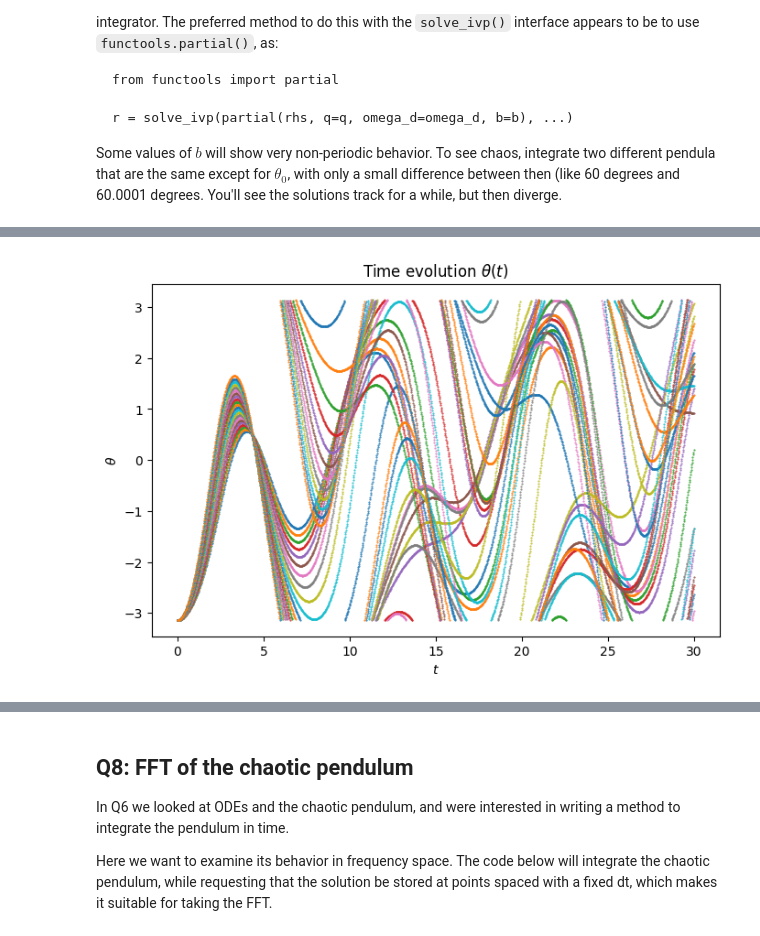
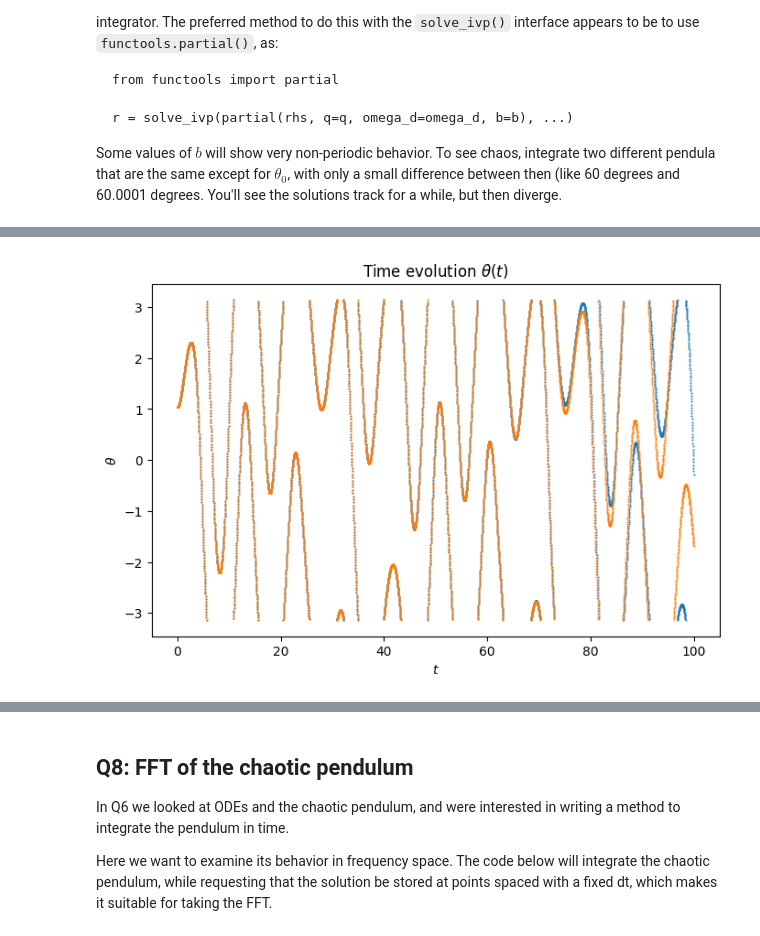
Before and after one commit to ngrlcu/scientificcomputing_bicocca_2023, a Jupyter notebook: working/L4_solutions.ipynb, the cells around one changed output, grey strips where cells are left out. Drawn from its saved outputs; the diff is of its cells as text; code cells hidden in the pictures.

```diff
--- a/working/L4_solutions.ipynb
+++ b/working/L4_solutions.ipynb
@@ -15,5 +5,0 @@ Consider now that you have data that represents a function sampled a `N` points,
-# %%
-N = 32
-x = np.linspace(-5, 5, N)
-f = np.exp(-x**2)
-f
@@ -89,22 +5,0 @@ Here's a righthand side function for the ODEs:
-# %%
-def rhs(t, Y, GM=4*np.pi**2):
-    """RHS for orbits, Y is the solution vector, containing
-    x, y, v_x, and v_y"""
-
-    x, y, vx, vy = Y
-    f = np.zeros_like(Y)
-
-    # dx/dt = vx
-    f[0] = vx
-
-    # dy/dt = vy
-    f[1] = vy
-
-    # d(vx)/dt = -GMx/r**3
-    r = np.sqrt(x**2 + y**2)
-    f[2] = -GM*x/r**3
-
-    # d(vy)/dt = -GMy/r**3
-    f[3] = -GM*y/r**3
-
-    return f
@@ -217,14 +110,20 @@ plt.show()
 # %%
 fig, ax = plt.subplots(figsize=(8,5))
 
-for bi in b:
-    t, X = ode_integrate(np.array([theta_0, 0.0]), 0.02, 30, bi)
-    ax.plot(t, X[0,:], '.', markersize=1)
+
+theta_0 = np.pi/3
+dt = 1e-5
+
+t1, X1 = ode_integrate(np.array([theta_0, 0.0]), 0.02, 100, 2)
+ax.plot(t1, X1[0,:], '.', markersize=1)
+
+t2, X2 = ode_integrate(np.array([theta_0+dt, 0.0]), 0.02, 100, 2)
+ax.plot(t2, X2[0,:], '.', markersize=1)
 
 plt.title(r"Time evolution $\theta(t)$")
 plt.xlabel( r"$t$")
 plt.ylabel( r"$\theta$")
 
 plt.show()
 # %% [output]
-[figure, old version]
+[figure, new version]
```
Also changed, not shown: parts of 35 cells of this notebook, 3 other files.
